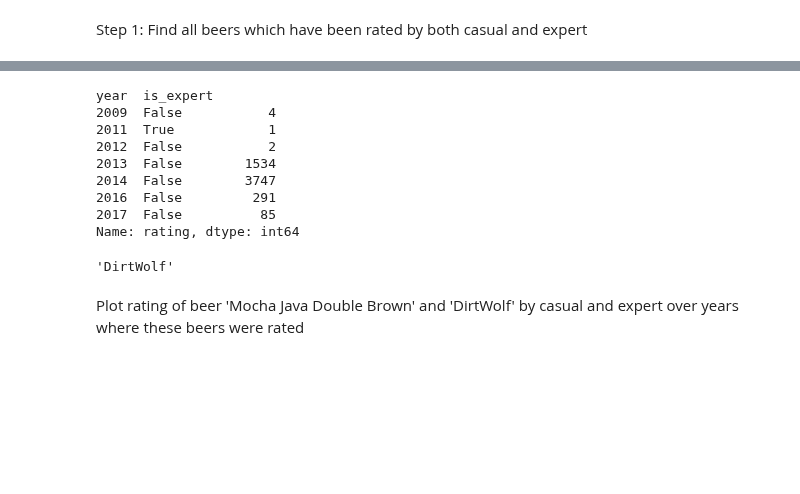
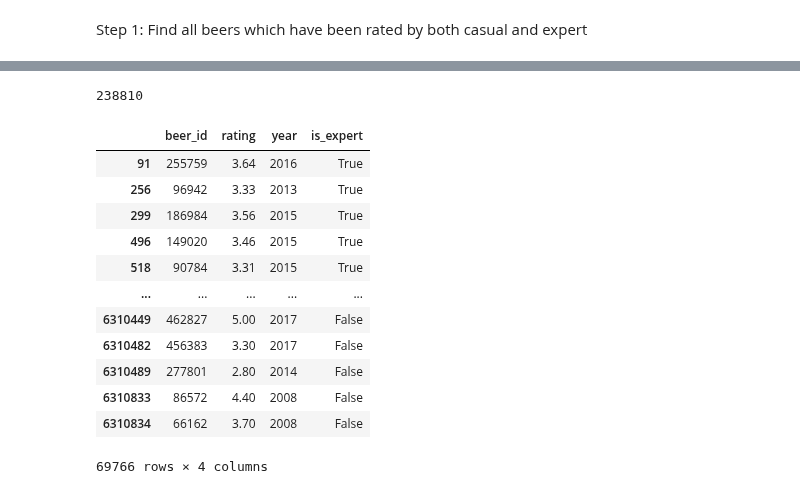
Before and after one commit to epfl-ada/ada-2023-project-remontada, a Jupyter notebook: code/main_yannis.ipynb, the cells around one changed output, grey strips where cells are left out. Cells and saved outputs as stored; diff of their text form; code cells hidden in the pictures; blank space fills up the shorter version.

```diff
--- a/code/main_yannis.ipynb
+++ b/code/main_yannis.ipynb
@@ -282,6 +261,10 @@ Step 2: Find all beers which have been rated by an expert and a user not the sam
 beer_rated_by_expert_filtered = df_expert_ratings[df_expert_ratings['beer_id'].isin(beer_ids_rated_by_both)]
 beer_rated_by_casual_filtered = df_casual_ratings[df_casual_ratings['beer_id'].isin(beer_ids_rated_by_both)]
+# %%
+# Select only the useful features for the task
+beer_rated_by_expert_compact = beer_rated_by_expert_filtered[['beer_id', 'rating', 'year']]
+beer_rated_by_casual_compact = beer_rated_by_casual_filtered[['beer_id', 'rating', 'year']]
 # %%
-# Add column is_expert to both dataframe
-beer_rated_by_expert_filtered['is_expert'] = True
-beer_rated_by_casual_filtered['is_expert'] = False
+# Add is_expert column to dataframe
+beer_rated_by_expert_compact.loc[:, 'is_expert'] = True
+beer_rated_by_casual_compact.loc[:, 'is_expert'] = False
@@ -389,19 +271,37 @@ Beer id with the most ratings over the years by casuals while experts rated this
-# %%
-result_expert_casual_filtered[result_expert_casual_filtered['beer_id'] == max_casual_beer].groupby(['year', 'is_expert'])['rating'].count()
-# %% [output]
-year  is_expert
-2009  False           4
-2011  True            1
-2012  False           2
-2013  False        1534
-2014  False        3747
-2016  False         291
-2017  False          85
-Name: rating, dtype: int64
-# %%
-max_casual_beer_name = df_ratings_stat[df_ratings_stat['beer_id'] == max_casual_beer].iloc[0][0]
-max_casual_beer_name
-# %% [output]
-'DirtWolf'
-# %% [markdown]
-Plot rating of beer 'Mocha Java Double Brown' and 'DirtWolf' by casual and expert over years where these beers were rated
+# %%
+# Concatenate the ratings of expert and casual
+beer_rated_by_expert_casual = pd.concat([beer_rated_by_expert_compact, beer_rated_by_casual_compact])
+beer_rated_by_expert_casual = beer_rated_by_expert_casual.query('year > 2002')
+# %%
+# Search for all beers which have been rated by casual and expert in a same year
+# Group by 'beer_id', 'year', and 'is_expert' and count the occurrences
+grouped_df = beer_rated_by_expert_casual.groupby(['beer_id', 'year', 'is_expert']).size().reset_index(name='count')
+
+# Filter the DataFrame based on the conditions
+filtered_df = grouped_df[(grouped_df['count'] > 1) & ((grouped_df['is_expert'] == True) | (grouped_df['is_expert'] == False))]
+
+# Extract unique 'beer_id' values and convert them to a list
+beer_ids_to_remove = filtered_df['beer_id'].unique().tolist()
+
+# Display the list of 'beer_id'
+print(len(beer_ids_to_remove))
+# %% [output]
+238810
+# %%
+# Remove this beer
+beer_rated_by_expert_casual_different_year = beer_rated_by_expert_casual_filtered[~beer_rated_by_expert_casual_filtered['beer_id'].isin(beer_ids_to_remove)]
+beer_rated_by_expert_casual_different_year
+# %% [output]
+|  | beer_id | rating | year | is_expert |
+| 91 | 255759 | 3.64 | 2016 | True |
+| 256 | 96942 | 3.33 | 2013 | True |
+| 299 | 186984 | 3.56 | 2015 | True |
+| 496 | 149020 | 3.46 | 2015 | True |
+| 518 | 90784 | 3.31 | 2015 | True |
+| ... | ... | ... | ... | ... |
+| 6310449 | 462827 | 5.00 | 2017 | False |
+| 6310482 | 456383 | 3.30 | 2017 | False |
+| 6310489 | 277801 | 2.80 | 2014 | False |
+| 6310833 | 86572 | 4.40 | 2008 | False |
+| 6310834 | 66162 | 3.70 | 2008 | False |
+69766 rows × 4 columns
```
Also changed, not shown: parts of 31 cells of this notebook, 1 other file.
